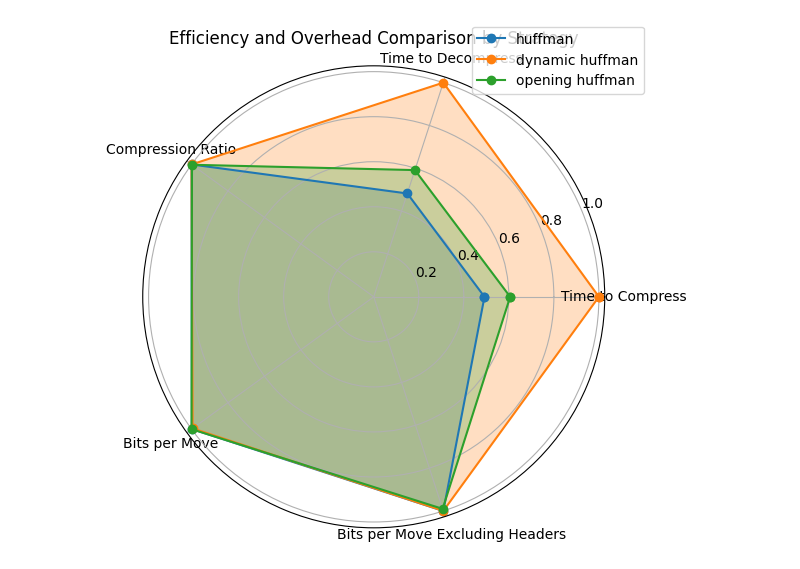
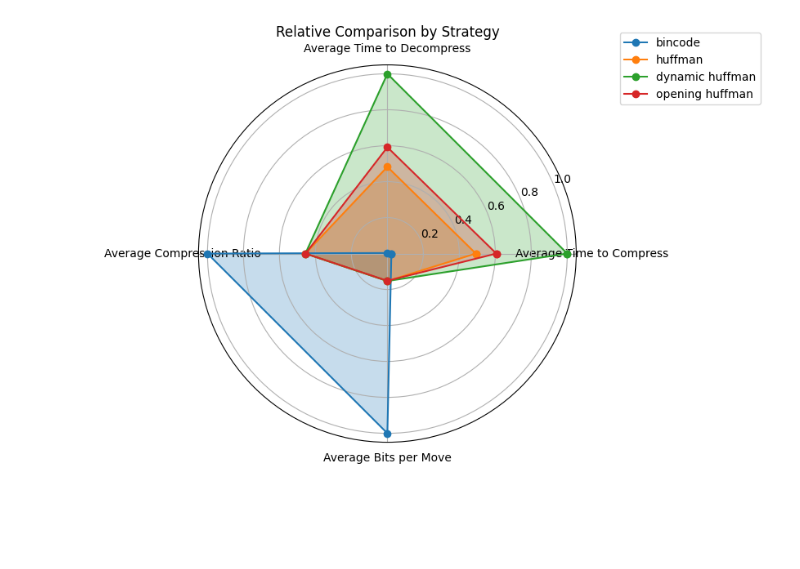
Before and after one commit to JadenStrudwick/CompressedGameNotation, a Jupyter notebook: benchmarking/lichessDataset/lichessDatasetPlotter.ipynb, the cells around one changed output. Saved outputs shown, nothing was run; the diff lists cells and outputs as text; code cells hidden in the pictures; blank space fills up the shorter version.

```diff
--- a/benchmarking/lichessDataset/lichessDatasetPlotter.ipynb
+++ b/benchmarking/lichessDataset/lichessDatasetPlotter.ipynb
@@ -218,16 +253,29 @@ def plot_bpm_box():
     bpm[key] = (bpmwh, bpmeh)
 
   # plot compress and decompress times on separate box charts
-  fig, ax = plt.subplots()
-  ax.boxplot([bpm[key][0] for key in bpm])
-  ax.set_xticklabels(bpm.keys())
-  plt.title('Bits Per Move')
-  plt.show()
+  # fig, ax = plt.subplots()
+  # ax.boxplot([bpm[key][0] for key in bpm])
+  # ax.set_xticklabels(bpm.keys())
+  # plt.title('Bits Per Move')
+
+  # # add the mean to the chart
+  # for key in bpm:
+  #   ax.text(list(bpm.keys()).index(key) + 1, np.mean(bpm[key][0]), f'{np.mean(bpm[key][0]):.4f}', ha='center', va='center', color='blue')
+
+  # plt.show()
 
   fig, ax = plt.subplots()
   ax.boxplot([bpm[key][1] for key in bpm])
   ax.set_xticklabels(bpm.keys())
-  plt.title('Bits Per Move Excluding Headers')
+  plt.title('Bits Per Move for 100,000 Games')
+  ax.set_ylabel('Bits')
+
+  # add the mean to the chart
+  for key in bpm:
+    ax.text(list(bpm.keys()).index(key) + 1, np.mean(bpm[key][1]), f'{np.mean(bpm[key][1]):.4f}', ha='center', va='center', color='blue')
+
   plt.show()
+
+IGNORE_BINCODE = True
 plot_bpm_box()
 # %% [output]
@@ -240,47 +287,47 @@ def plot_efficiency_overhead():
     else:
         local_strats = strats
 
-    labels = ['Time to Compress', 'Time to Decompress', 'Compression Ratio', 'Bits per Move', 'Bits per Move Excluding Headers']
+    labels = ['Average Time to Compress', 'Average Time to Decompress', 'Average Compression Ratio', 'Average Bits per Move']
     stats = {}
     for strategy, records in local_strats.items():
         times_to_compress = [float(record['time to compress (seconds)']) for record in records]
         times_to_decompress = [float(record['time to decompress (seconds)']) for record in records]
         compression_ratios = [float(record['compressed size (bits)']) / float(record['decompressed size (bits)']) for record in records]
-        bits_per_move = [float(record['bits per move']) for record in records]
+        # bits_per_move = [float(record['bits per move']) for record in records]
         bits_per_move_ex_headers = [float(record['bits per move excluding headers']) for record in records]
 
         avg_stats = [
             np.mean(times_to_compress),
             np.mean(times_to_decompress),
             np.mean(compression_ratios),
-            np.mean(bits_per_move),
+            # np.mean(bits_per_move),
             np.mean(bits_per_move_ex_headers)
         ]
         stats[strategy] = avg_stats
 
     # normalize the stats
     max_stats = [max([stats[strategy][i] for strategy in stats]) for i in range(len(labels))]
     for strategy, stat in stats.items():
         for i in range(len(stat)):
             stat[i] /= max_stats[i]
 
 
     angles = np.linspace(0, 2 * np.pi, len(labels), endpoint=False).tolist()
     angles += angles[:1]  # Complete the loop
 
     fig, ax = plt.subplots(figsize=(10, 6), subplot_kw=dict(polar=True))
     for strategy, stat in stats.items():
         stat = stat + stat[:1]  # Ensure the stat list is circular
         ax.plot(angles, stat, '-o', label=strategy)
         ax.fill(angles, stat, alpha=0.25)
 
     ax.set_thetagrids(np.degrees(angles[:-1]), labels)
-    ax.set_title('Efficiency and Overhead Comparison by Strategy')
-    ax.legend(loc='upper right', bbox_to_anchor=(1.1, 1.1))
+    ax.set_title('Relative Comparison by Strategy')
+    ax.legend(loc='upper left', bbox_to_anchor=(1.1, 1.1))
 
     plt.show()
 
-
+IGNORE_BINCODE = False
 plot_efficiency_overhead()
 # %% [output]
-[figure, old version]
+[figure, new version]
```
Also changed, not shown: parts of 5 cells of this notebook, 3 other files.
